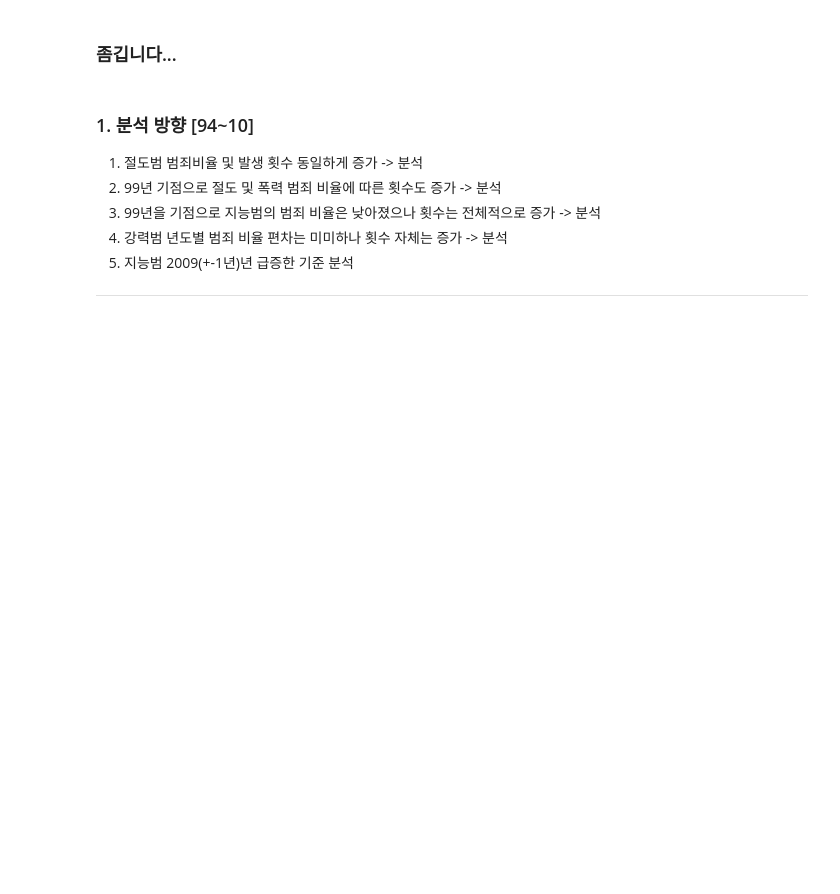
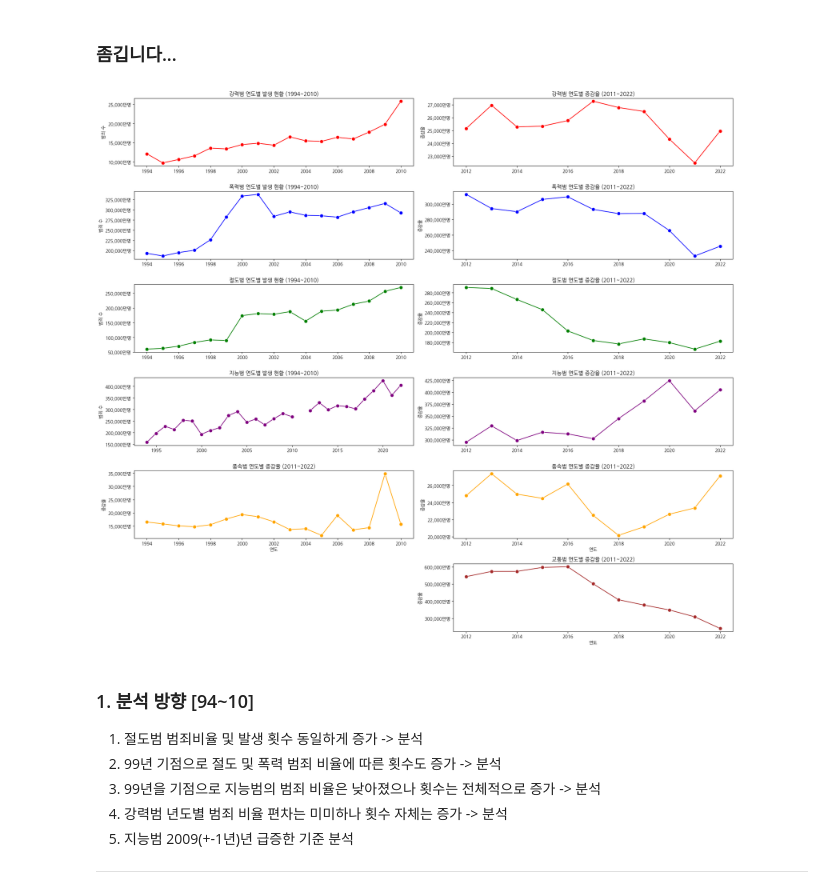
Before and after one commit to addinedu-ros-6th/eda-repo-4, a Jupyter notebook: Source/1.범죄 총건수 및 유형별 분석기점 선정.ipynb, the cells around one changed output. Saved outputs shown, nothing was run; the diff lists cells and outputs as text; code cells hidden in the pictures; blank space fills up the shorter version.

```diff
--- a/Source/1.범죄 총건수 및 유형별 분석기점 선정.ipynb
+++ b/Source/1.범죄 총건수 및 유형별 분석기점 선정.ipynb
@@ -224,85 +270,97 @@ colors = {
     '교통범': 'brown'
 }
 def millions_formatter(x, pos):
-    return "{:,.0f}만".format(x // 1000)
+    return "{:,.0f}만명".format(x)
 
 # 그래프 크기 설정
 plt.figure(figsize=(20, 20))
 
 # 각 범죄 유형에 대한 발생 현황 (cate10)
-plt.subplot(6, 2, 1)
+plt.subplot(7, 2, 1)
 sns.lineplot(x='연도', y='강력범', data=cate10, marker='o', color=colors['강력범'], markersize=8)
+# sns.lineplot(x='연도', y='강력범', data=cate22, marker='o', color=colors['강력범'], markersize=8)
 plt.xlabel('')
 plt.ylabel('범죄 수')
 plt.title('강력범 연도별 발생 현황 (1994~2010)')
 plt.gca().yaxis.set_major_formatter(FuncFormatter(millions_formatter))
 
-plt.subplot(6, 2, 5)
+plt.subplot(7, 2, 5)
 sns.lineplot(x='연도', y='절도범', data=cate10, marker='o', color=colors['절도범'], markersize=8)
 plt.xlabel('')
 plt.ylabel('범죄 수')
 plt.title('절도범 연도별 발생 현황 (1994~2010)')
 plt.gca().yaxis.set_major_formatter(FuncFormatter(millions_formatter))
 
-plt.subplot(6, 2, 3)
+plt.subplot(7, 2, 3)
 sns.lineplot(x='연도', y='폭력범', data=cate10, marker='o', color=colors['폭력범'], markersize=8)
 plt.xlabel('')
 plt.ylabel('범죄 수')
 plt.title('폭력범 연도별 발생 현황 (1994~2010)')
 plt.gca().yaxis.set_major_formatter(FuncFormatter(millions_formatter))
 
-plt.subplot(6, 2, 7)
+plt.subplot(7, 2, 7)
 sns.lineplot(x='연도', y='지능범', data=cate10, marker='o', color=colors['지능범'], markersize=8)
+sns.lineplot(x='연도', y='지능범', data=cate22, marker='o', color=colors['지능범'], markersize=8)
 plt.xlabel('')
 plt.ylabel('범죄 수')
 plt.title('지능범 연도별 발생 현황 (1994~2010)')
 plt.gca().yaxis.set_major_formatter(FuncFormatter(millions_formatter))
 
 # 각 범죄 유형에 대한 증감율 (cate22)
-plt.subplot(6, 2, 2)
+plt.subplot(7, 2, 2)
 sns.lineplot(x='연도', y='강력범', data=cate22, marker='o', color=colors['강력범'], markersize=8)
 plt.xlabel('')
 plt.ylabel('증감율')
 plt.title('강력범 연도별 증감율 (2011~2022)')
 plt.gca().yaxis.set_major_formatter(FuncFormatter(millions_formatter))
 
-plt.subplot(6, 2, 6)
+plt.subplot(7, 2, 6)
 sns.lineplot(x='연도', y='절도범', data=cate22, marker='o', color=colors['절도범'], markersize=8)
 plt.xlabel('')
 plt.ylabel('증감율')
 plt.title('절도범 연도별 증감율 (2011~2022)')
 plt.gca().yaxis.set_major_formatter(FuncFormatter(millions_formatter))
 
-plt.subplot(6, 2, 4)
+plt.subplot(7, 2, 4)
 sns.lineplot(x='연도', y='폭력범', data=cate22, marker='o', color=colors['폭력범'], markersize=8)
 plt.xlabel('')
 plt.ylabel('증감율')
 plt.title('폭력범 연도별 증감율 (2011~2022)')
 plt.gca().yaxis.set_major_formatter(FuncFormatter(millions_formatter))
 
-plt.subplot(6, 2, 8)
+plt.subplot(7, 2, 8)
 sns.lineplot(x='연도', y='지능범', data=cate22, marker='o', color=colors['지능범'], markersize=8)
 plt.xlabel('')
 plt.ylabel('증감율')
 plt.title('지능범 연도별 증감율 (2011~2022)')
 plt.gca().yaxis.set_major_formatter(FuncFormatter(millions_formatter))
 
-plt.subplot(6, 2, 9)
+
+plt.subplot(7, 2, 9)
+sns.lineplot(x='연도', y='풍속범', data=cate10, marker='o', color=colors['풍속범'], markersize=8)
+plt.xlabel('연도')
+plt.ylabel('증감율')
+plt.title('풍속범 연도별 증감율 (2011~2022)')
+plt.gca().yaxis.set_major_formatter(FuncFormatter(millions_formatter))
+
+plt.subplot(7, 2, 10)
 sns.lineplot(x='연도', y='풍속범', data=cate22, marker='o', color=colors['풍속범'], markersize=8)
 plt.xlabel('연도')
 plt.ylabel('증감율')
 plt.title('풍속범 연도별 증감율 (2011~2022)')
 plt.gca().yaxis.set_major_formatter(FuncFormatter(millions_formatter))
 
-plt.subplot(6, 2, 10)
+plt.subplot(7, 2, 12)
 sns.lineplot(x='연도', y='교통범', data=cate22, marker='o', color=colors['교통범'], markersize=8)
 plt.xlabel('연도')
 plt.ylabel('증감율')
 plt.title('교통범 연도별 증감율 (2011~2022)')
 plt.gca().yaxis.set_major_formatter(FuncFormatter(millions_formatter))
 
 plt.tight_layout()
 plt.show()
+# %% [output]
+[figure, added]
 # %% [markdown]
 ### 1. 분석 방향 [94~10]
 1. 절도범 범죄비율 및 발생 횟수 동일하게 증가 -> 분석
```
Also changed, not shown: parts of 9 cells of this notebook, 14 other files.
